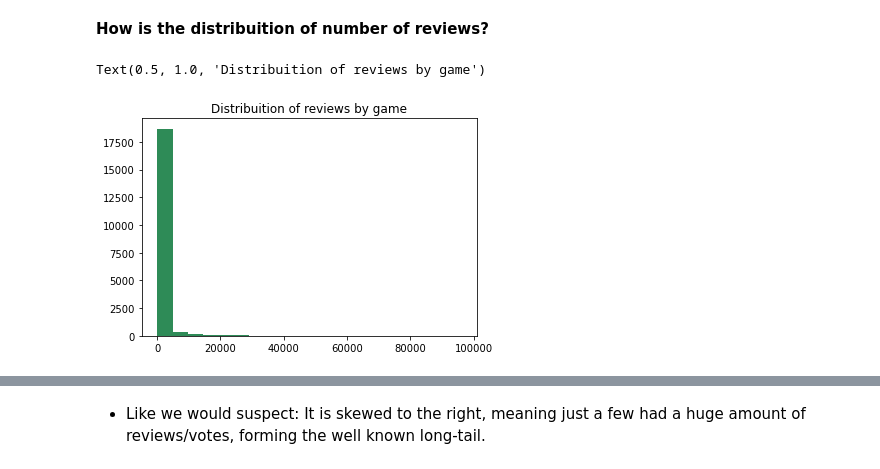
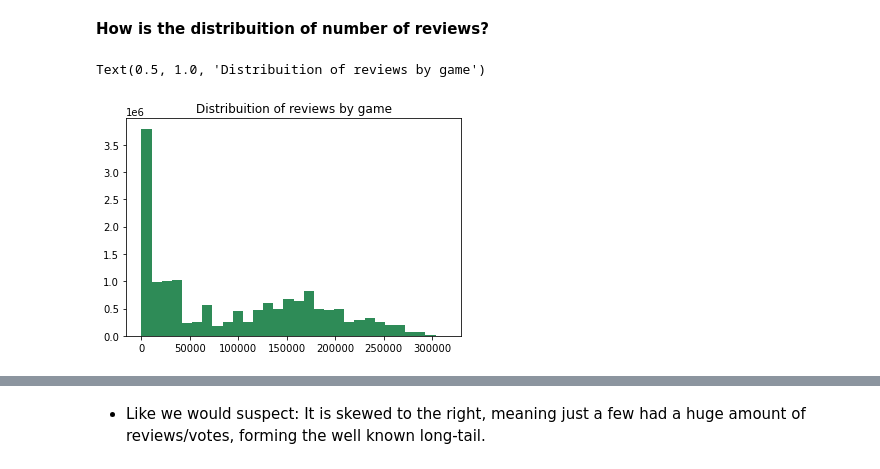
Before and after one commit to marcosvppfernandes/recommender_system, a Jupyter notebook: final_notebook.ipynb, the cells around one changed output, grey strips where cells are left out. Saved outputs shown, nothing was run; the diff lists cells and outputs as text; code cells hidden in the pictures.

Commit message:
Adding new images

```diff
--- a/final_notebook.ipynb
+++ b/final_notebook.ipynb
@@ -240,8 +240,8 @@ Text(0, 0.5, 'Name of the Boardgame')
 **How is the distribuition of number of reviews?**
 # %%
 # Number of reviews destribuition. We can see that we have the majority of the games with "low" number of reviews
-plt.hist(bgg_reviews['ID'].value_counts(), bins=20, color='seagreen', log=False)
+plt.hist(bgg_reviews['ID'], bins=30, color='seagreen', log=False)
 plt.title('Distribuition of reviews by game')
 # %% [output]
 Text(0.5, 1.0, 'Distribuition of reviews by game')
-[figure, old version]
+[figure, new version]
```
Also changed, not shown: parts of 16 cells of this notebook, 4 other files.
